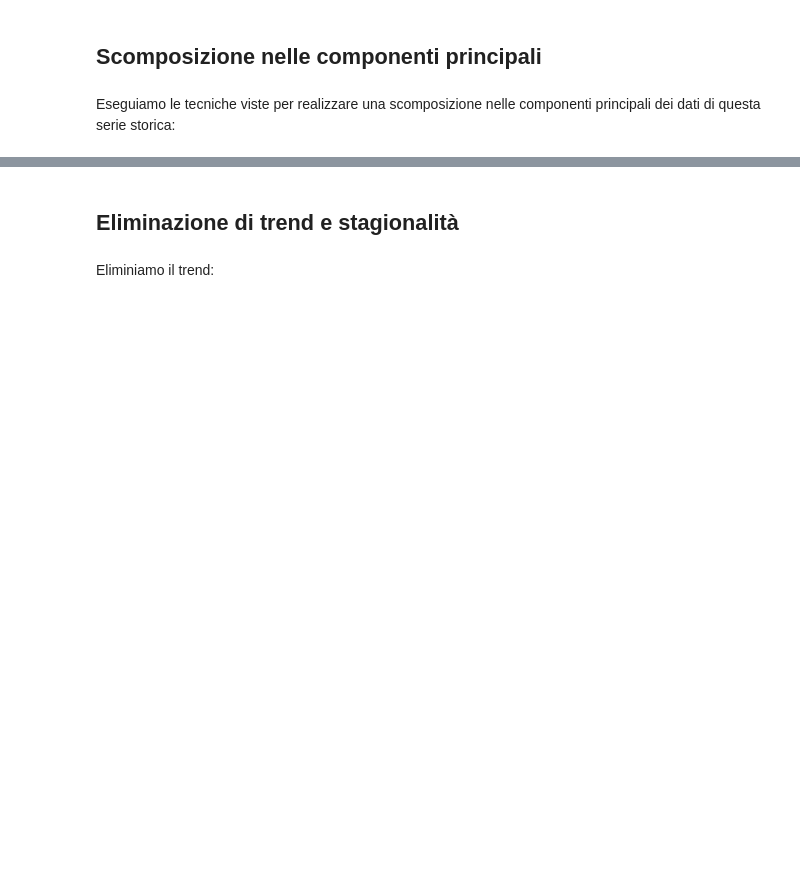
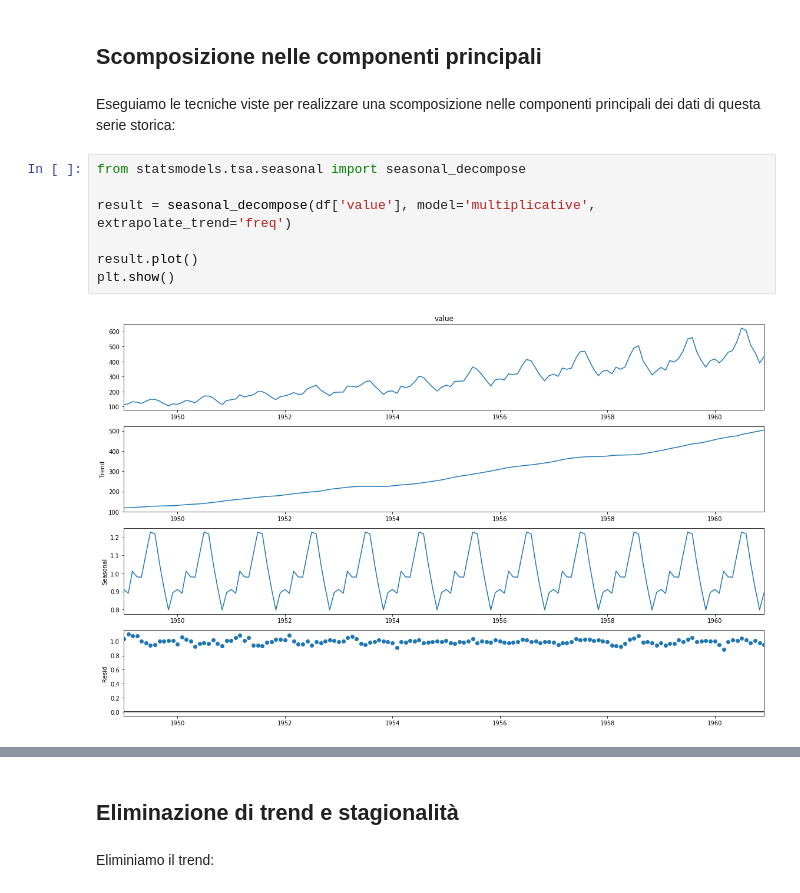
Before and after one commit to soldanoale/DataScience-HEP, a Jupyter notebook: Lezioni/Lezione 6.B - Esercizi.ipynb, the cells around one changed output, grey strips where cells are left out. Drawn from its saved outputs; the diff is of its cells as text; blank space fills up the shorter version.

```diff
--- a/Lezioni/Lezione 6.B - Esercizi.ipynb
+++ b/Lezioni/Lezione 6.B - Esercizi.ipynb
@@ -41,3 +90,12 @@ Effettuiamo la visualizzazione dei dati con un grafico a linee (sia normale che
 ## Scomposizione nelle componenti principali
 # %% [markdown]
 Eseguiamo le tecniche viste per realizzare una scomposizione nelle componenti principali dei dati di questa serie storica:
+# %%
+from statsmodels.tsa.seasonal import seasonal_decompose
+
+result = seasonal_decompose(df['value'], model='multiplicative', extrapolate_trend='freq')
+
+result.plot()
+plt.show()
+# %% [output]
+[figure, added]
```
Also changed, not shown: parts of 9 cells of this notebook, 2 other files.
